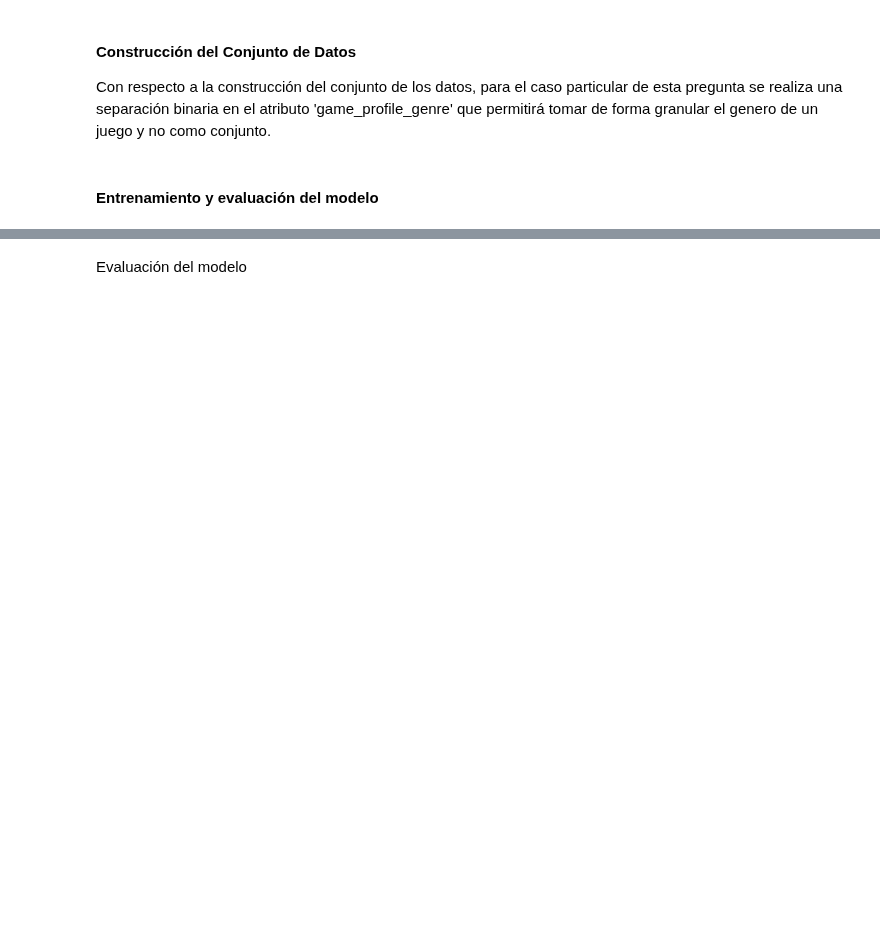
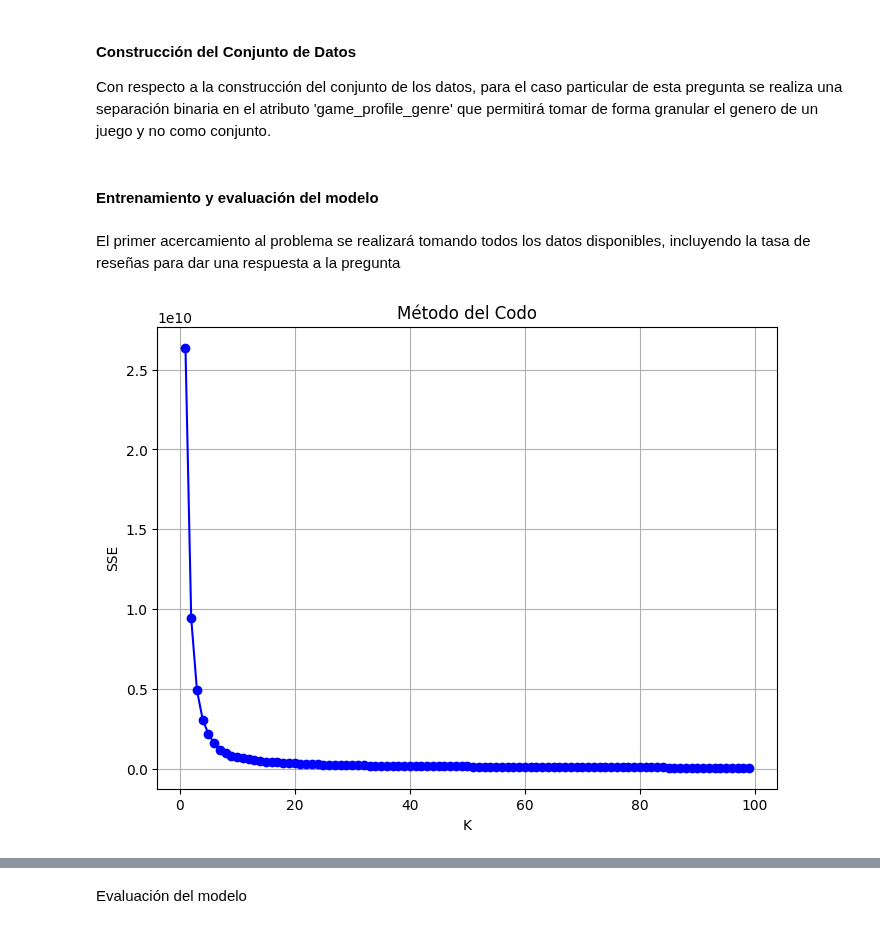
Before and after one commit to SebaSalasLvd/proyecto-mineria, a Jupyter notebook: hito-2/resultados_prelim.ipynb, the cells around one changed output, grey strips where cells are left out. Saved outputs shown, nothing was run; the diff lists cells and outputs as text; code cells hidden in the pictures; blank space fills up the shorter version.

```diff
--- a/hito-2/resultados_prelim.ipynb
+++ b/hito-2/resultados_prelim.ipynb
@@ -113,3 +113,31 @@ df = df.drop(columns=['total_players'])
 df.to_csv('df_reduced.csv', index=False)
 # %% [markdown]
 #### Entrenamiento y evaluación del modelo
+# %% [markdown]
+El primer acercamiento al problema se realizará tomando todos los datos disponibles, incluyendo la tasa de reseñas para dar una respuesta a la pregunta
+# %%
+# busqueda del mejor k
+from sklearn.cluster import KMeans
+import matplotlib.pyplot as plt
+
+# filtramos para tener juegos con reviews suficientes y con un score bueno
+df_filtered = df[(df['review_review_count'] > 0)]
+features = df_filtered.select_dtypes(include=['float64', 'int64'])
+
+k_range = range(1, 100)
+sse = []
+
+for k in k_range:
+    kmeans = KMeans(n_clusters=k, random_state=0)
+    kmeans.fit(features)
+    sse.append(kmeans.inertia_)
+
+plt.figure(figsize=(8, 6))
+plt.plot(k_range, sse, marker='o', color='b')
+plt.title('Método del Codo')
+plt.xlabel('K')
+plt.ylabel('SSE')
+plt.grid(True)
+plt.show()
+# %% [output]
+[figure, added]
```
Also changed, not shown: parts of 13 cells of this notebook, 1 other file.
